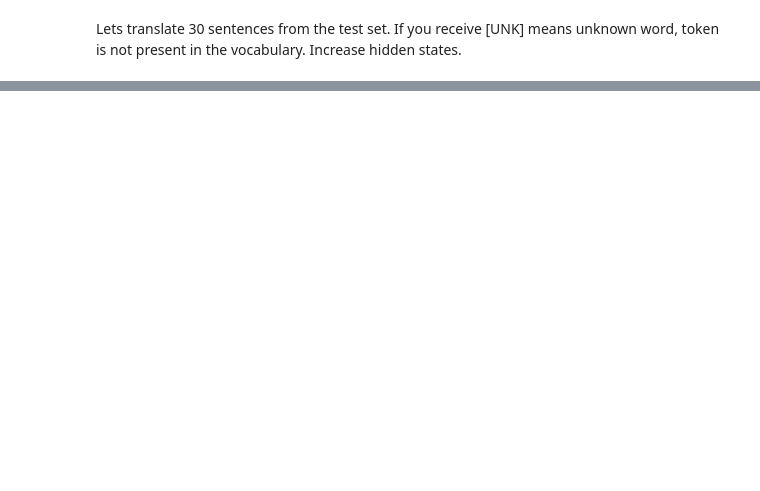
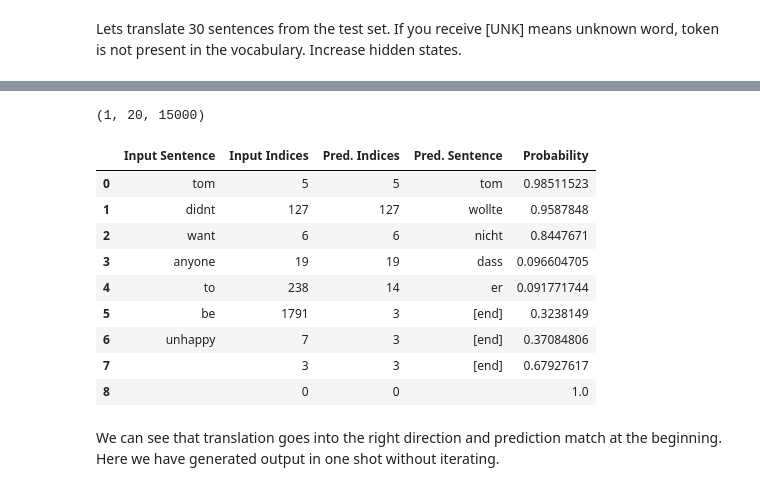
Before and after one commit to deeepwin/transformers, a Jupyter notebook: translator.ipynb, the cells around one changed output, grey strips where cells are left out. Saved outputs shown, nothing was run; the diff lists cells and outputs as text; code cells hidden in the pictures; blank space fills up the shorter version.

Commit message:
added example with training sample

```diff
--- a/translator.ipynb
+++ b/translator.ipynb
@@ -515,5 +516,5 @@ keras.utils.plot_model(transformer, show_shapes=True)
 if True:
     transformer.fit(train_ds, epochs=epochs, validation_data=val_ds)
 else:
-    transformer = keras.models.load_model('en-es-translator')
+    transformer.load_weights('en-de-translator.h5')
 # %% [output]
@@ -636,0 +641,14 @@ Tom is getting ready, isn't he?
+# %%
+encoder_input_sample    = train_sample_inputs["encoder_inputs"][0,:].numpy()
+decoder_inputs_sample   = train_sample_inputs["decoder_inputs"][0,:].numpy()
+targets_sample          = train_sample_targets[0,:].numpy()
+prediction_len          = np.count_nonzero(decoder_inputs_sample)
+
+print(eng_sample)
+print('                ', eng_vectorization(eng_sample).numpy())
+print(deu_sample)
+print('                ', deu_vectorization(deu_sample).numpy())
+print('---')
+print('encoder_input: ', encoder_input_sample)
+print('decoder_input: ', decoder_inputs_sample)
+print('target:        ', targets_sample)
@@ -636,0 +664,32 @@ Tom is getting ready, isn't he?
+# %%
+# add batch dimension to input
+out = transformer.predict([tf.expand_dims(encoder_input_sample, axis=0), tf.expand_dims(decoder_inputs_sample, axis=0)])
+out.shape
+# %% [output]
+(1, 20, 15000)
+# %%
+# prediction probabilities for translated words
+pred_prob     = np.max(out[0,:,:], axis=1)
+
+# get vocabulary index with highest probability
+pred_voc_index  = np.argmax(out[0, :, :], axis=1)
+
+# look up word
+pred_voc        = np.array([deu_index_lookup[index] for index in pred_voc_index])
+true_voc        = np.array([en_index_lookup[index] for index in eng_vectorization(eng_sample).numpy()])
+# %%
+pd.DataFrame(   data=np.stack([true_voc, targets_sample, pred_voc_index, pred_voc, pred_prob]).T,
+                columns=['Input Sentence', 'Input Indices', 'Pred. Indices', 'Pred. Sentence', 'Probability']).head(prediction_len)
+# %% [output]
+|  | Input Sentence | Input Indices | Pred. Indices | Pred. Sentence | Probability |
+| 0 | tom | 5 | 5 | tom | 0.98511523 |
+| 1 | didnt | 127 | 127 | wollte | 0.9587848 |
+| 2 | want | 6 | 6 | nicht | 0.8447671 |
+| 3 | anyone | 19 | 19 | dass | 0.096604705 |
+| 4 | to | 238 | 14 | er | 0.091771744 |
+| 5 | be | 1791 | 3 | [end] | 0.3238149 |
+| 6 | unhappy | 7 | 3 | [end] | 0.37084806 |
+| 7 |  | 3 | 3 | [end] | 0.67927617 |
+| 8 |  | 0 | 0 |  | 1.0 |
+# %% [markdown]
+We can see that translation goes into the right direction and prediction match at the beginning. Here we have generated output in one shot without iterating.
```
Also changed, not shown: parts of 24 cells of this notebook.
